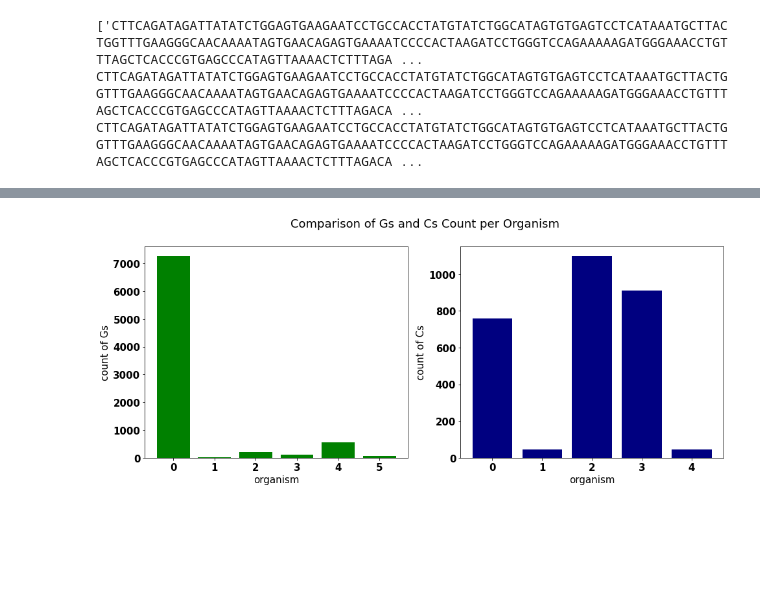
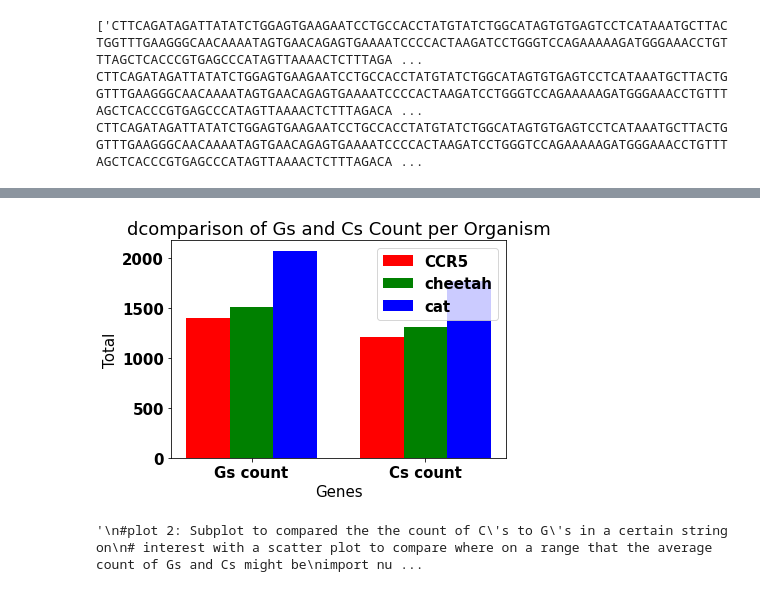
Before and after one commit to Phelan-g/Phelan-g, a Jupyter notebook: Phelan_Glenn_CSC219_HW_1.ipynb, the cells around one changed output, grey strips where cells are left out. Saved outputs shown, nothing was run; the diff lists cells and outputs as text; code cells hidden in the pictures; blank space fills up the shorter version.

```diff
--- a/Phelan_Glenn_CSC219_HW_1.ipynb
+++ b/Phelan_Glenn_CSC219_HW_1.ipynb
@@ -243,70 +297,40 @@ print(barsG)
 # %%
 #Create 2 plots, utilizing subplots(), your choice of different plots, with
 # different colors on each. Plot any data you find interesting
 
 #Label the plots: x & y axes and plot titles
 
 #plot 1: Bar Chart of each varible count per each list from different organisms one file
-'''gene1 = [gene1Gcount, gene1Ccount]
-gene2 = [gene2Gcount, gene2Ccount]
-gene3 = [gene3Gcount, gene3Ccount]
+CCR5 = [1395, 1209]
+cheetah = [1513, 1307]
+cat = [2073,1765]
+malaria = [2826, 2611]
+polarbear = [2980, 2733]
 
 import numpy as np
 import matplotlib.pyplot as plt
-
+ #Plot the results of 3 genes that share the most variability in G and C count.
 N = 2
 ind = np.arange(N)
 width = 0.25
 
-xvals = [gene1Gcount, gene1Ccount]
+xvals = CCR5
 bar1 = plt.bar(ind, xvals, width, color = 'r')
 
-yvals = [gene2Gcount, gene2Ccount]
+yvals = cheetah
 bar2 = plt.bar(ind+width, yvals, width, color='g')
 
-zvals = [gene3Gcount, gene3Ccount]
+zvals = cat
 bar3 = plt.bar(ind+width*2, zvals, width, color = 'b')
+
 
 plt.xlabel("Genes")
 plt.ylabel('Total')
 plt.title("dcomparison of Gs and Cs Count per Organism")
 
 plt.xticks(ind+width,['Gs count', 'Cs count'])
-plt.legend( (bar1, bar2, bar3), ('gene1', 'gene2', 'gene3') )
+plt.legend((bar1, bar2, bar3), ('CCR5', 'cheetah', 'cat'))
 plt.show()
-'''
-#plot 2: Subplot to compared the the count of C's to G's in a certain string on
-# interest with a scatter plot to compare where on a range that the average count of Gs and Cs might be
-import numpy as np
-import matplotlib.pyplot as plt
-from matplotlib.pyplot import figure
-import math
-figure(num=None, figsize=(16, 6))
-font = {'family' : 'Times New Roman',
-        'weight' : 'bold',
-        'size'   : 15}
-
-
-# Defines values for the first plot
-gene_names_f1 = [#list the organism from file 1 names here in 'qoutes']
-diff_dna_G_count = [list of diff numbers]
-
-# Defines values for the second plot
-gene_names_f1 = [#list the organism from file 2 names here in 'qoutes']
-diff_dna_C_count = [list of diff numbers]
-
-# Draw first subplot using plt.subplot
-plt.subplot(1, 2, 1)
-plt.bar(gene_names_f1,diff_dna_G_count, color='green')
-plt.xlabel('organism')
-plt.ylabel('count of Gs')
-
-# Draw second subplot using plt.subplot
-plt.subplot(1, 2, 2)
-plt.bar(gene_names_f2,diff_dna_C_count, color = 'navy')
-plt.xlabel('organism')
-plt.ylabel('count of Cs')
-plt.suptitle("Comparison of Gs and Cs Count per Organism")
-plt.show()
 # %% [output]
-[figure, old version]
+[figure, new version]
+'\n#plot 2: Subplot to compared the the count of C\'s to G\'s in a certain string on\n# interest with a scatter plot to compare where on a range that the average count of Gs and Cs might be\nimport nu ...
```
Also changed, not shown: parts of 14 cells of this notebook.
